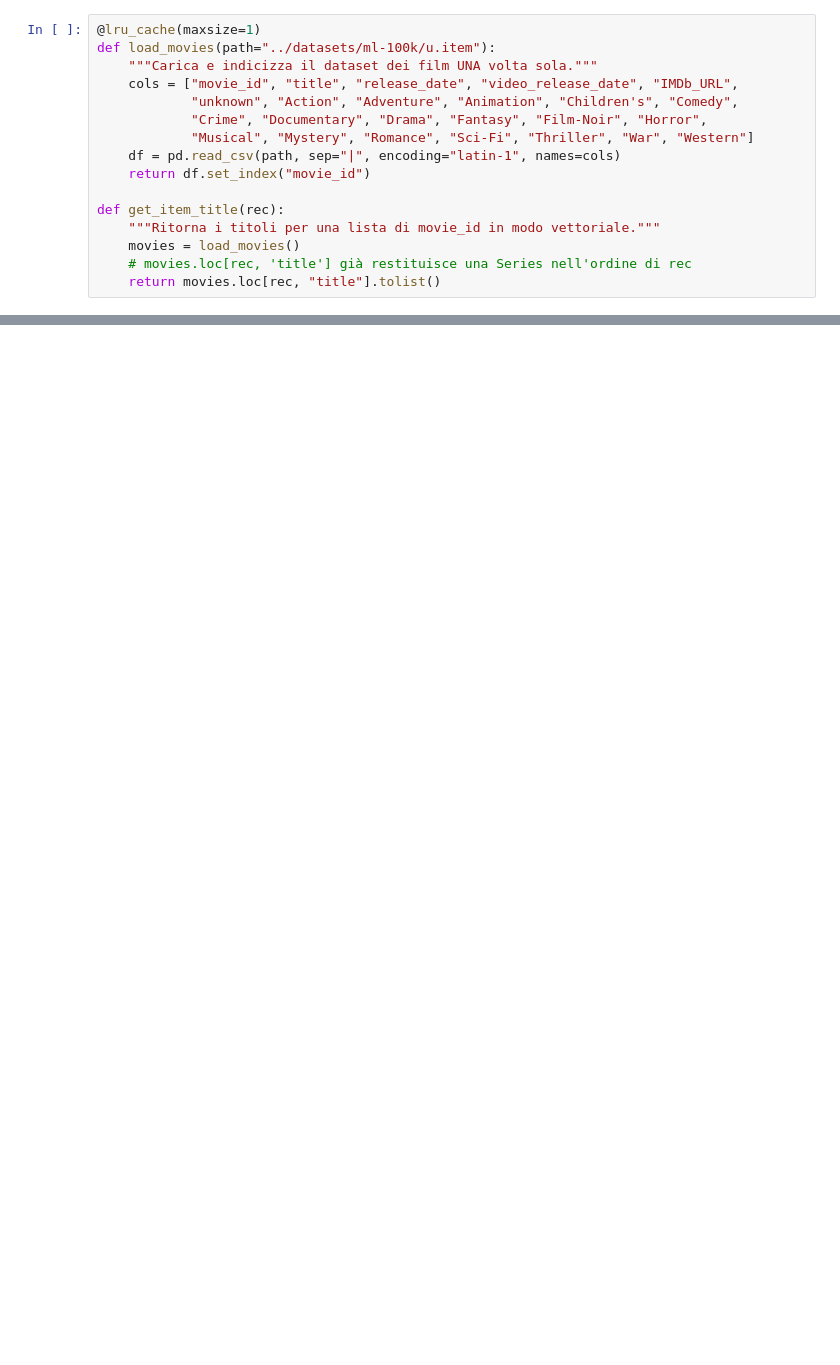
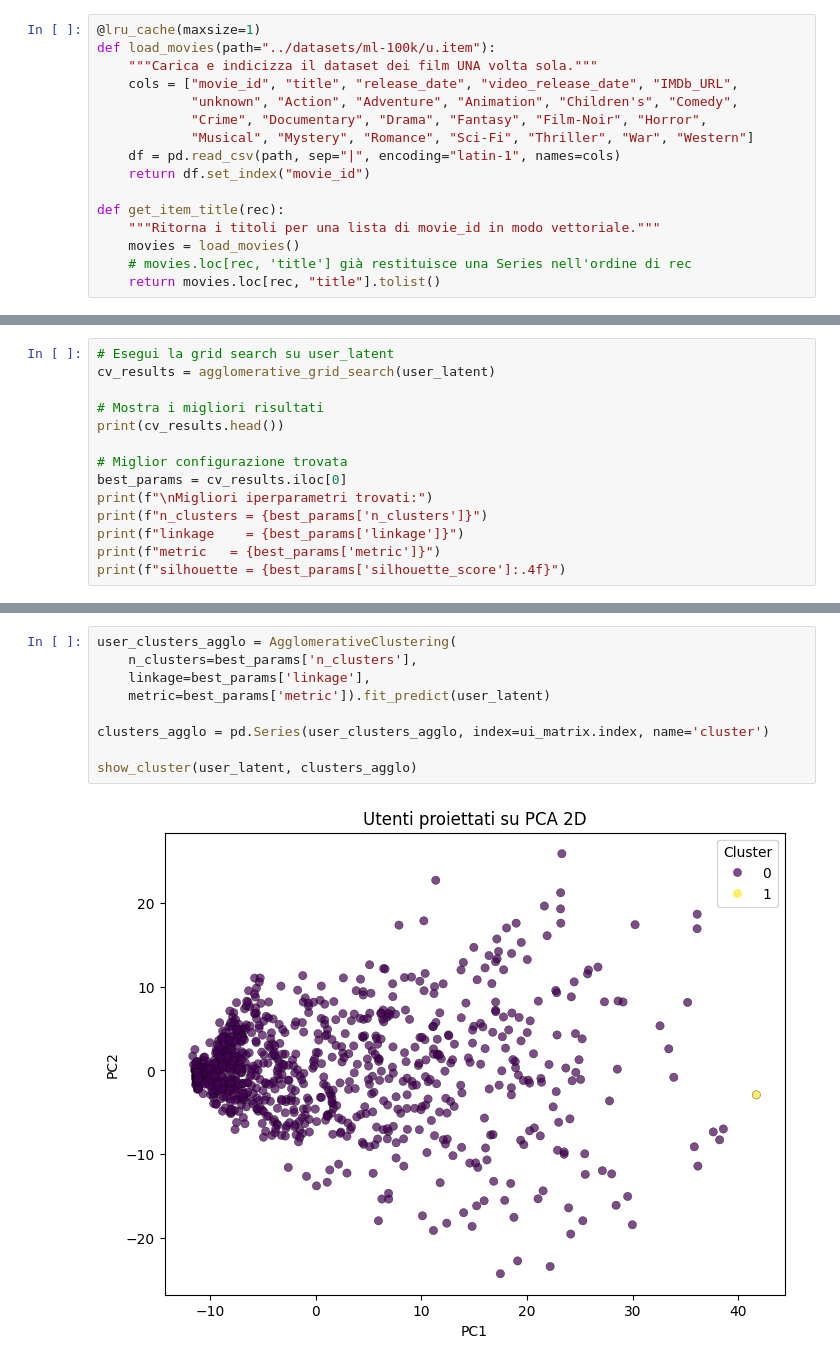
Before and after one commit to ChrisLoc2001/Recommender-Systems, a Jupyter notebook: Collaborative/user-based_ml100k-clustering.ipynb, the cells around one changed output, grey strips where cells are left out. Saved outputs shown, nothing was run; the diff lists cells and outputs as text; blank space fills up the shorter version.

```diff
--- a/Collaborative/user-based_ml100k-clustering.ipynb
+++ b/Collaborative/user-based_ml100k-clustering.ipynb
@@ -318,0 +329,14 @@ Recall: 0.2749
+# %%
+# Esegui la grid search su user_latent
+cv_results = agglomerative_grid_search(user_latent)
+
+# Mostra i migliori risultati
+print(cv_results.head())
+
+# Miglior configurazione trovata
+best_params = cv_results.iloc[0]
+print(f"\nMigliori iperparametri trovati:")
+print(f"n_clusters = {best_params['n_clusters']}")
+print(f"linkage    = {best_params['linkage']}")
+print(f"metric   = {best_params['metric']}")
+print(f"silhouette = {best_params['silhouette_score']:.4f}")
@@ -318,0 +356,11 @@ Recall: 0.2749
+# %%
+user_clusters_agglo = AgglomerativeClustering(
+    n_clusters=best_params['n_clusters'],
+    linkage=best_params['linkage'],
+    metric=best_params['metric']).fit_predict(user_latent)
+
+clusters_agglo = pd.Series(user_clusters_agglo, index=ui_matrix.index, name='cluster')
+
+show_cluster(user_latent, clusters_agglo)
+# %% [output]
+[figure, added]
```
Also changed, not shown: parts of 21 cells of this notebook.
